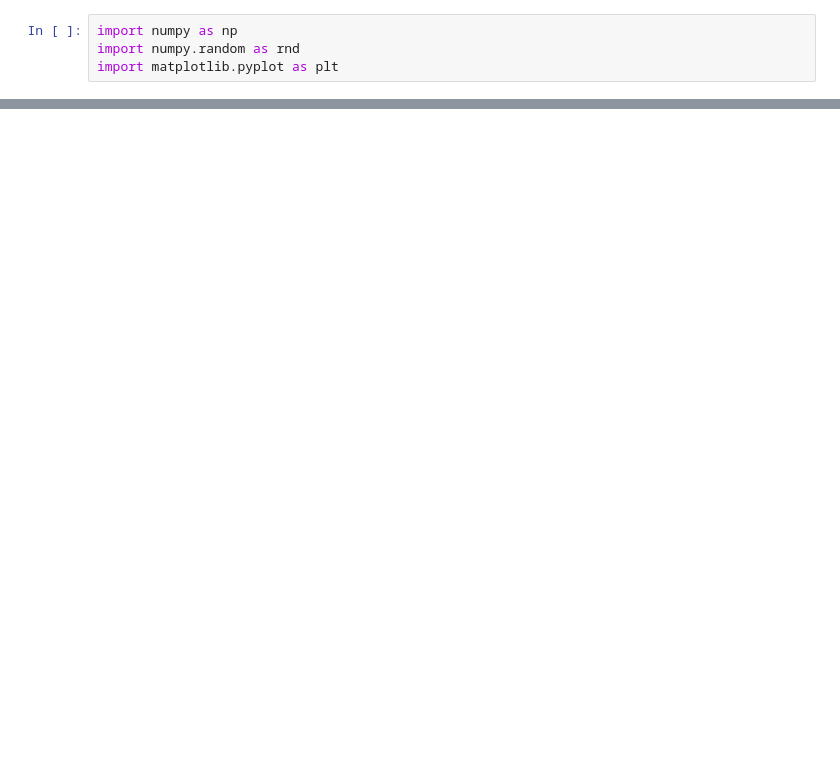
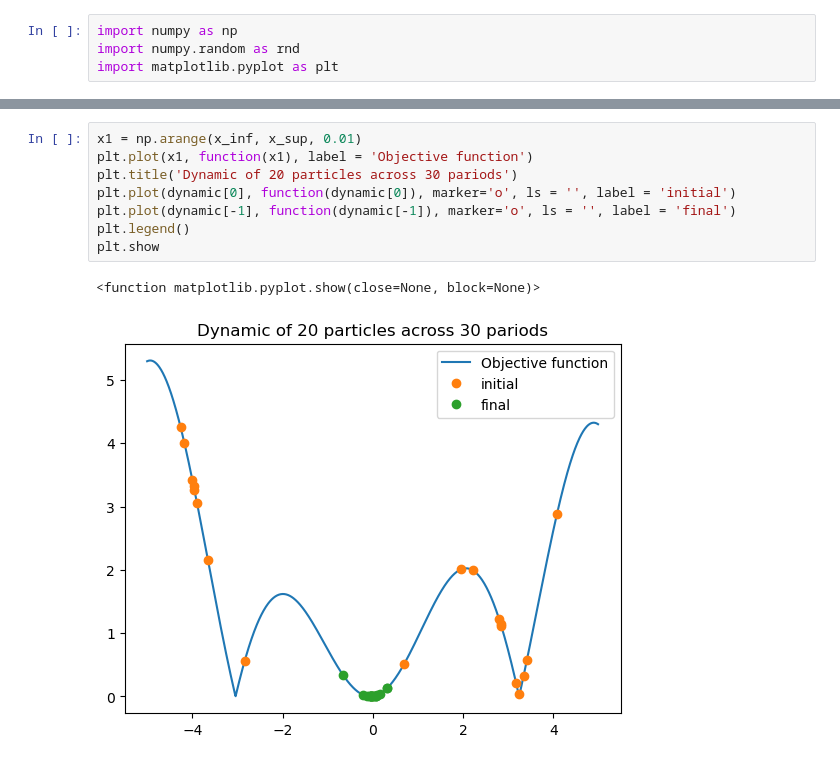
Before and after one commit to MohamedKeteb/optimization_pso_cbo, a Jupyter notebook: simulate_pso.ipynb, the cells around one changed output, grey strips where cells are left out. Cells and saved outputs as stored; diff of their text form; blank space fills up the shorter version.

```diff
--- a/simulate_pso.ipynb
+++ b/simulate_pso.ipynb
@@ -83,0 +123,11 @@ plt.show
+# %%
+x1 = np.arange(x_inf, x_sup, 0.01)
+plt.plot(x1, function(x1), label = 'Objective function')
+plt.title('Dynamic of 20 particles across 30 pariods')
+plt.plot(dynamic[0], function(dynamic[0]), marker='o', ls = '', label = 'initial')
+plt.plot(dynamic[-1], function(dynamic[-1]), marker='o', ls = '', label = 'final')
+plt.legend()
+plt.show
+# %% [output]
+<function matplotlib.pyplot.show(close=None, block=None)>
+[figure, added]
```
Also changed, not shown: parts of 25 cells of this notebook, 2 other files.
